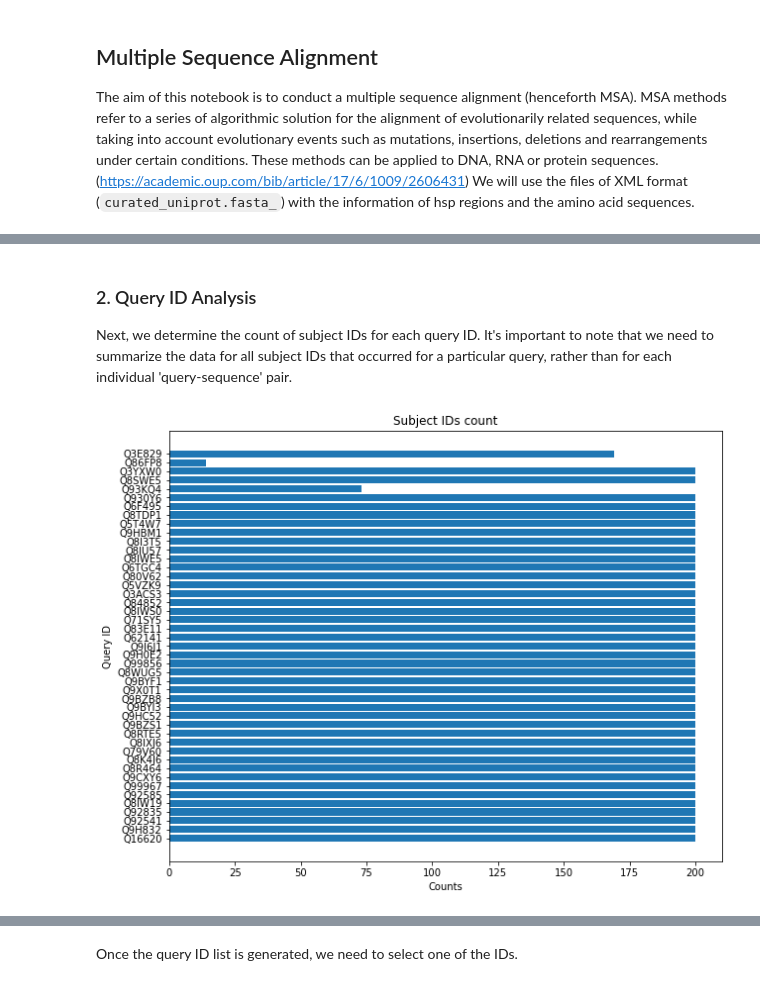
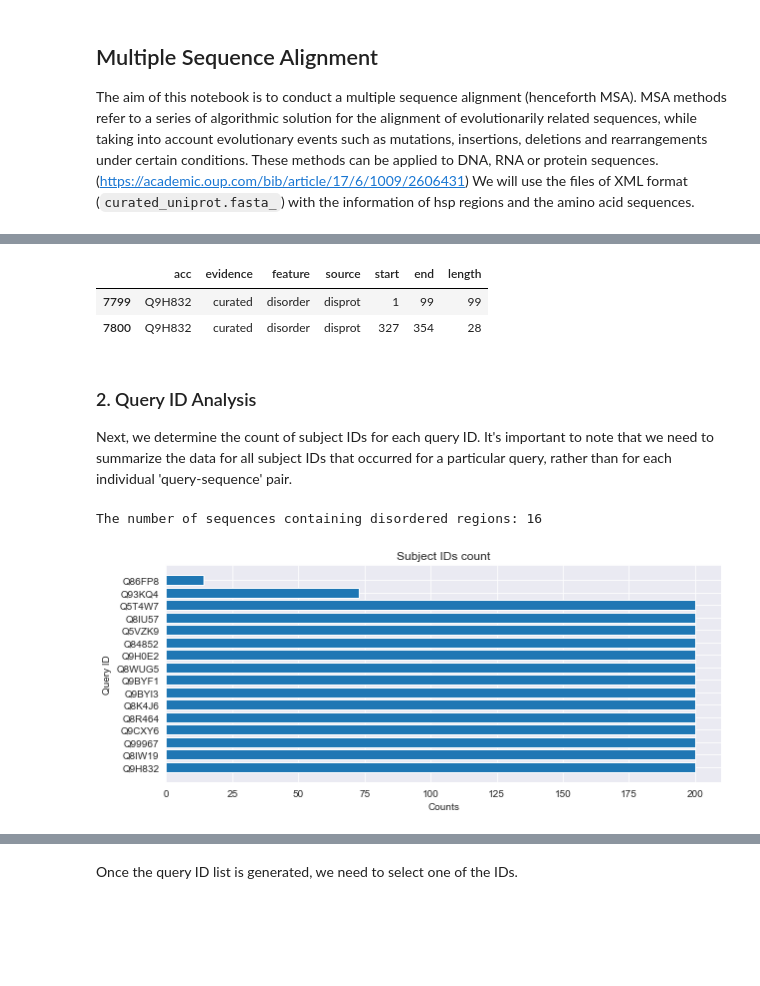
Before and after one commit to AlyaHarvelle/HMMER, a Jupyter notebook: MSA.ipynb, the cells around one changed output, grey strips where cells are left out. Cells and saved outputs as stored; diff of their text form; code cells hidden in the pictures; blank space fills up the shorter version.

```diff
--- a/MSA.ipynb
+++ b/MSA.ipynb
@@ -41,16 +107,26 @@ df
+# %%
+# Filter the curated_disprot dataframe based on selected_id
+filtered_curated = curated_disprot[curated_disprot['acc'] == id_dis]
+filtered_curated.head(5)
+# %% [output]
+|  | acc | evidence | feature | source | start | end | length |
+| 7799 | Q9H832 | curated | disorder | disprot | 1 | 99 | 99 |
+| 7800 | Q9H832 | curated | disorder | disprot | 327 | 354 | 28 |
 # %% [markdown]
 ### 2. Query ID Analysis
 
 Next, we determine the count of subject IDs for each query ID. It's important to note that we need to summarize the data for all subject IDs that occurred for a particular query, rather than for each individual 'query-sequence' pair.
 # %%
 # Plot subject IDs count
-figure(figsize=(10, 8))
-plt.barh(df['query_id'], df['count'])
+figure(figsize=(10, 4))
+plt.barh(disordered['query_id'], disordered['count'])
 plt.xlabel('Counts')
 plt.ylabel('Query ID')
 plt.title('Subject IDs count')
+print(f"The number of sequences containing disordered regions: {disordered['query_id'].nunique()}")
 plt.show()
 # %% [output]
+The number of sequences containing disordered regions: 16
-[figure, old version]
+[figure, new version]
 # %%
 # Plot HSP length count
```
Also changed, not shown: parts of 41 cells of this notebook.
